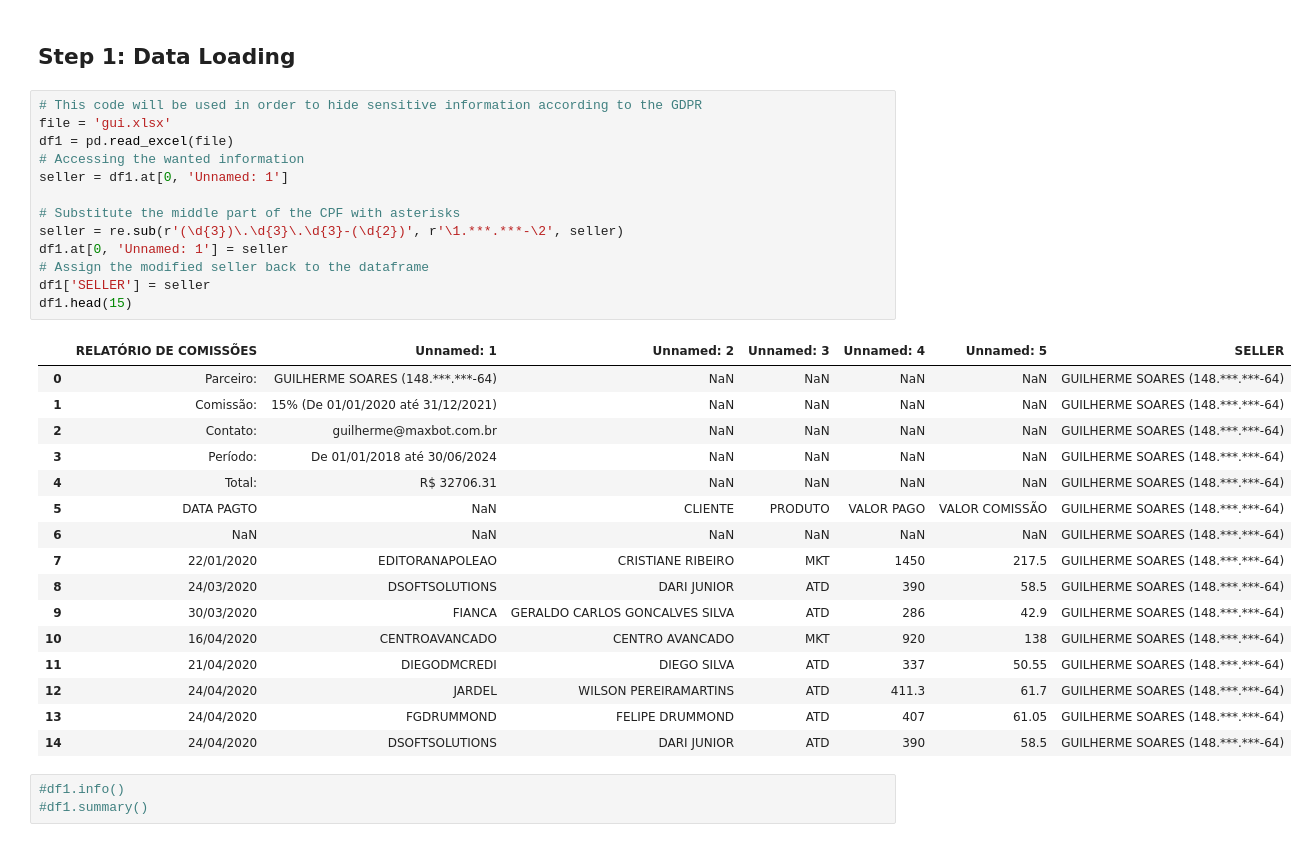
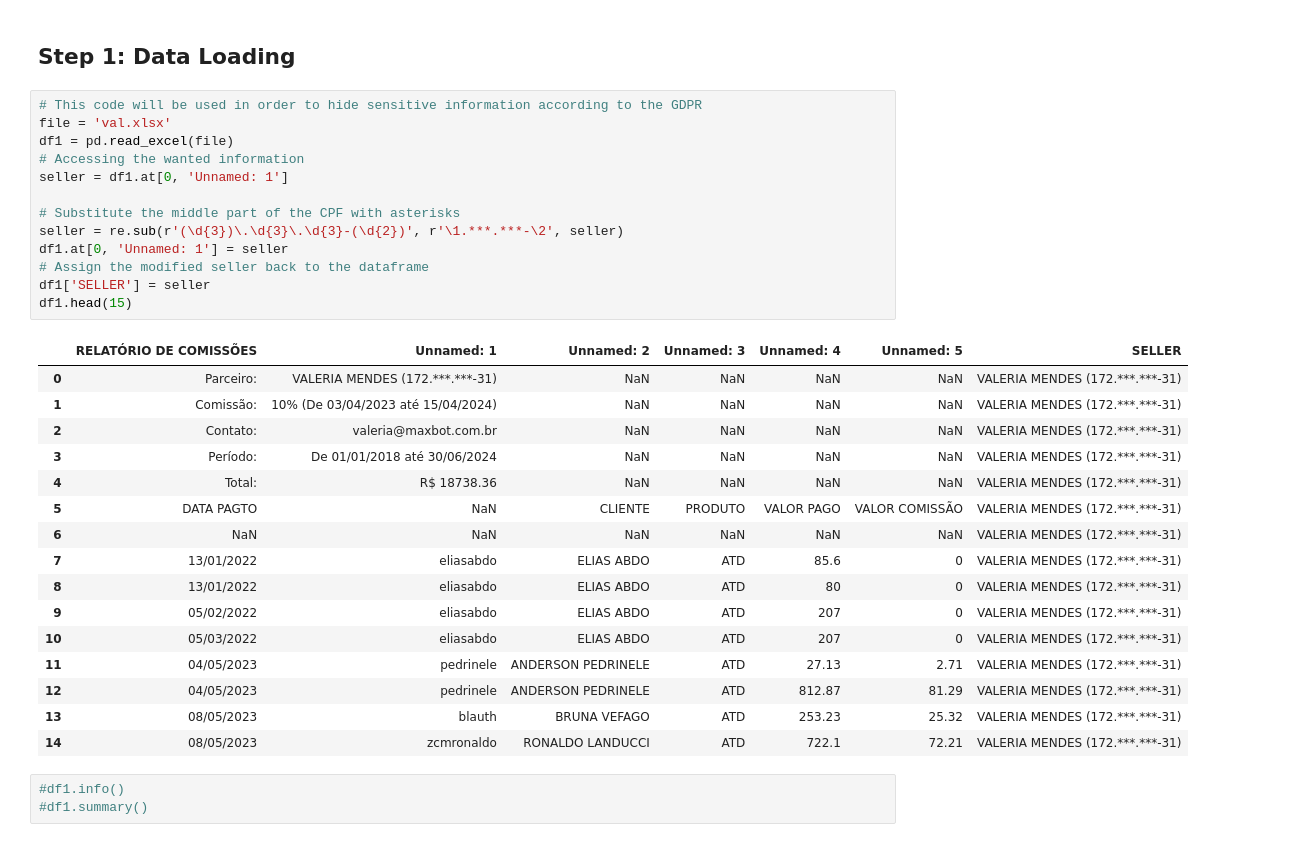
Before and after one commit to mtshorta/01-Sales_Comission_Report, a Jupyter notebook: Sales_Comission_Report.ipynb, the cells around one changed output. Cells and saved outputs as stored; diff of their text form.

```diff
--- a/Sales_Comission_Report.ipynb
+++ b/Sales_Comission_Report.ipynb
@@ -11,34 +11,34 @@ import re
 ## Step 1: Data Loading
 # %%
 # This code will be used in order to hide sensitive information according to the GDPR
-file = 'gui.xlsx'
+file = 'val.xlsx'
 df1 = pd.read_excel(file)
 # Accessing the wanted information
 seller = df1.at[0, 'Unnamed: 1']
 
 # Substitute the middle part of the CPF with asterisks
 seller = re.sub(r'(\d{3})\.\d{3}\.\d{3}-(\d{2})', r'\1.***.***-\2', seller)
 df1.at[0, 'Unnamed: 1'] = seller
 # Assign the modified seller back to the dataframe
 df1['SELLER'] = seller
 df1.head(15)
 # %% [output]
 |  | RELATÓRIO DE COMISSÕES | Unnamed: 1 | Unnamed: 2 | Unnamed: 3 | Unnamed: 4 | Unnamed: 5 | SELLER |
-| 0 | Parceiro: | GUILHERME SOARES (148.***.***-64) | NaN | NaN | NaN | NaN | GUILHERME SOARES (148.***.***-64) |
-| 1 | Comissão: | 15% (De 01/01/2020 até 31/12/2021) | NaN | NaN | NaN | NaN | GUILHERME SOARES (148.***.***-64) |
-| 2 | Contato: | guilherme@maxbot.com.br | NaN | NaN | NaN | NaN | GUILHERME SOARES (148.***.***-64) |
-| 3 | Período: | De 01/01/2018 até 30/06/2024 | NaN | NaN | NaN | NaN | GUILHERME SOARES (148.***.***-64) |
-| 4 | Total: | R$ 32706.31 | NaN | NaN | NaN | NaN | GUILHERME SOARES (148.***.***-64) |
-| 5 | DATA PAGTO | NaN | CLIENTE | PRODUTO | VALOR PAGO | VALOR COMISSÃO | GUILHERME SOARES (148.***.***-64) |
-| 6 | NaN | NaN | NaN | NaN | NaN | NaN | GUILHERME SOARES (148.***.***-64) |
-| 7 | 22/01/2020 | EDITORANAPOLEAO | CRISTIANE RIBEIRO | MKT | 1450 | 217.5 | GUILHERME SOARES (148.***.***-64) |
-| 8 | 24/03/2020 | DSOFTSOLUTIONS | DARI JUNIOR | ATD | 390 | 58.5 | GUILHERME SOARES (148.***.***-64) |
-| 9 | 30/03/2020 | FIANCA | GERALDO CARLOS GONCALVES SILVA | ATD | 286 | 42.9 | GUILHERME SOARES (148.***.***-64) |
-| 10 | 16/04/2020 | CENTROAVANCADO | CENTRO AVANCADO | MKT | 920 | 138 | GUILHERME SOARES (148.***.***-64) |
-| 11 | 21/04/2020 | DIEGODMCREDI | DIEGO SILVA | ATD | 337 | 50.55 | GUILHERME SOARES (148.***.***-64) |
-| 12 | 24/04/2020 | JARDEL | WILSON PEREIRAMARTINS | ATD | 411.3 | 61.7 | GUILHERME SOARES (148.***.***-64) |
-| 13 | 24/04/2020 | FGDRUMMOND | FELIPE DRUMMOND | ATD | 407 | 61.05 | GUILHERME SOARES (148.***.***-64) |
-| 14 | 24/04/2020 | DSOFTSOLUTIONS | DARI JUNIOR | ATD | 390 | 58.5 | GUILHERME SOARES (148.***.***-64) |
+| 0 | Parceiro: | VALERIA MENDES (172.***.***-31) | NaN | NaN | NaN | NaN | VALERIA MENDES (172.***.***-31) |
+| 1 | Comissão: | 10% (De 03/04/2023 até 15/04/2024) | NaN | NaN | NaN | NaN | VALERIA MENDES (172.***.***-31) |
+| 2 | Contato: | valeria@maxbot.com.br | NaN | NaN | NaN | NaN | VALERIA MENDES (172.***.***-31) |
+| 3 | Período: | De 01/01/2018 até 30/06/2024 | NaN | NaN | NaN | NaN | VALERIA MENDES (172.***.***-31) |
+| 4 | Total: | R$ 18738.36 | NaN | NaN | NaN | NaN | VALERIA MENDES (172.***.***-31) |
+| 5 | DATA PAGTO | NaN | CLIENTE | PRODUTO | VALOR PAGO | VALOR COMISSÃO | VALERIA MENDES (172.***.***-31) |
+| 6 | NaN | NaN | NaN | NaN | NaN | NaN | VALERIA MENDES (172.***.***-31) |
+| 7 | 13/01/2022 | eliasabdo | ELIAS ABDO | ATD | 85.6 | 0 | VALERIA MENDES (172.***.***-31) |
+| 8 | 13/01/2022 | eliasabdo | ELIAS ABDO | ATD | 80 | 0 | VALERIA MENDES (172.***.***-31) |
+| 9 | 05/02/2022 | eliasabdo | ELIAS ABDO | ATD | 207 | 0 | VALERIA MENDES (172.***.***-31) |
+| 10 | 05/03/2022 | eliasabdo | ELIAS ABDO | ATD | 207 | 0 | VALERIA MENDES (172.***.***-31) |
+| 11 | 04/05/2023 | pedrinele | ANDERSON PEDRINELE | ATD | 27.13 | 2.71 | VALERIA MENDES (172.***.***-31) |
+| 12 | 04/05/2023 | pedrinele | ANDERSON PEDRINELE | ATD | 812.87 | 81.29 | VALERIA MENDES (172.***.***-31) |
+| 13 | 08/05/2023 | blauth | BRUNA VEFAGO | ATD | 253.23 | 25.32 | VALERIA MENDES (172.***.***-31) |
+| 14 | 08/05/2023 | zcmronaldo | RONALDO LANDUCCI | ATD | 722.1 | 72.21 | VALERIA MENDES (172.***.***-31) |
 # %%
 #df1.info()
 #df1.summary()
```
Also changed, not shown: parts of 8 cells of this notebook.
